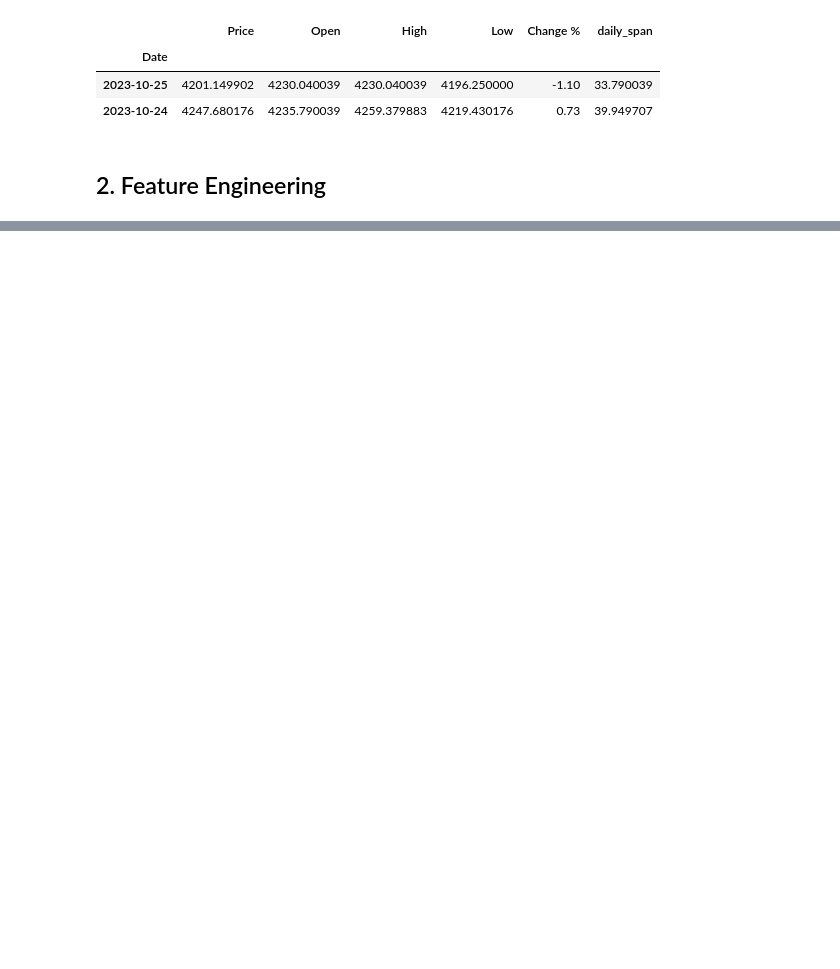
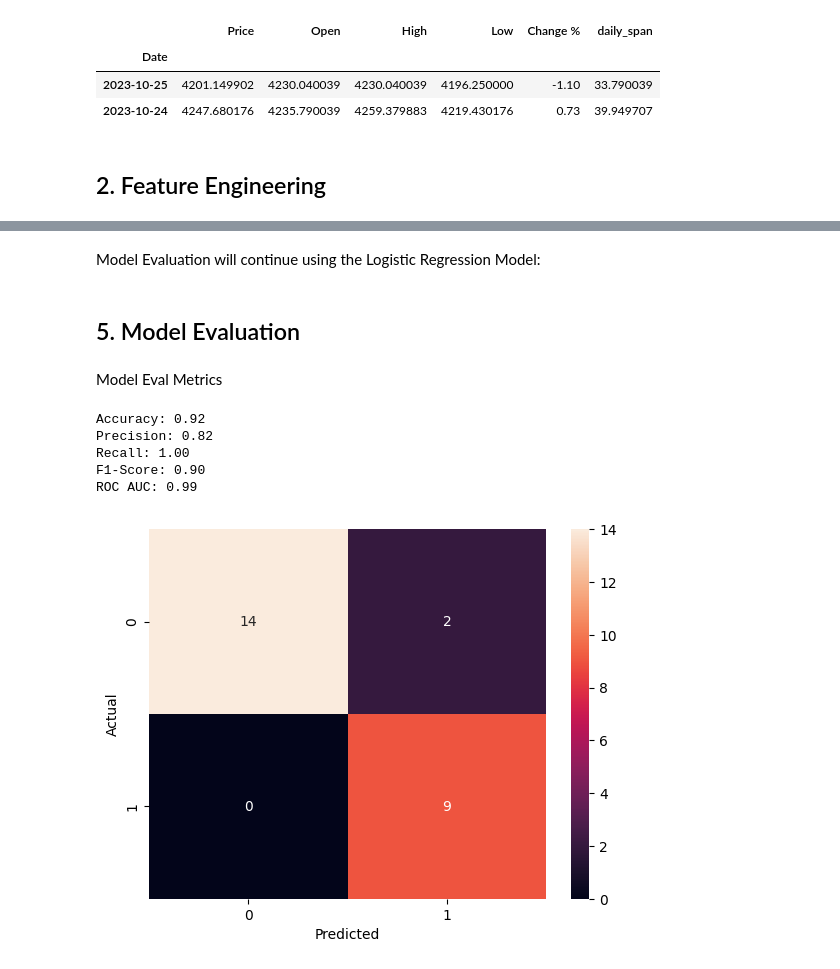
Before and after one commit to jpbaselj/J-Powell-SP500-Influence, a Jupyter notebook: 3_3_processing_modeling.ipynb, the cells around one changed output, grey strips where cells are left out. Saved outputs shown, nothing was run; the diff lists cells and outputs as text; code cells hidden in the pictures; blank space fills up the shorter version.

```diff
--- a/3_3_processing_modeling.ipynb
+++ b/3_3_processing_modeling.ipynb
@@ -98,0 +566,3 @@ countvector=CountVectorizer(ngram_range=(2,2))
+# %%
+best_hyp_params = {'bootstrap': False, 'max_depth': 54, 'max_features': None, 'min_samples_leaf': 2, 'min_samples_split': 7, 'n_estimators': 63}
+best_rf = RandomForestClassifier(**best_hyp_params)
@@ -98,0 +571,2 @@ countvector=CountVectorizer(ngram_range=(2,2))
+# %%
+best_rf.fit(X_bow_bal, y_bow_bal)
@@ -98,0 +607,41 @@ countvector=CountVectorizer(ngram_range=(2,2))
+# %% [markdown]
+Model Evaluation will continue using the Logistic Regression Model:
+# %% [markdown]
+## 5. Model Evaluation
+# %%
+# use bag of words representations for eval
+X_test = X_val
+y_test = y_val
+# %% [markdown]
+Model Eval Metrics
+# %%
+y_pred = best_rf.predict(X_test)
+accuracy = accuracy_score(y_test, y_pred)
+precision = precision_score(y_test, y_pred)
+recall = recall_score(y_test, y_pred)
+f1 = f1_score(y_test, y_pred)
+roc_auc = roc_auc_score(y_test, best_rf.predict_proba(X_test)[:, 1])
+
+print(f"Accuracy: {accuracy:.2f}")
+print(f"Precision: {precision:.2f}")
+print(f"Recall: {recall:.2f}")
+print(f"F1-Score: {f1:.2f}")
+print(f"ROC AUC: {roc_auc:.2f}")
+# %% [output]
+Accuracy: 0.92
+Precision: 0.82
+Recall: 1.00
+F1-Score: 0.90
+ROC AUC: 0.99
+# %%
+from sklearn.metrics import confusion_matrix
+import seaborn as sns
+import matplotlib.pyplot as plt
+
+cm = confusion_matrix(y_test, y_pred)
+sns.heatmap(cm, annot=True, fmt="d")
+plt.xlabel("Predicted")
+plt.ylabel("Actual")
+plt.show()
+# %% [output]
+[figure, added]
```
Also changed, not shown: parts of 84 cells of this notebook, 2 other files.
